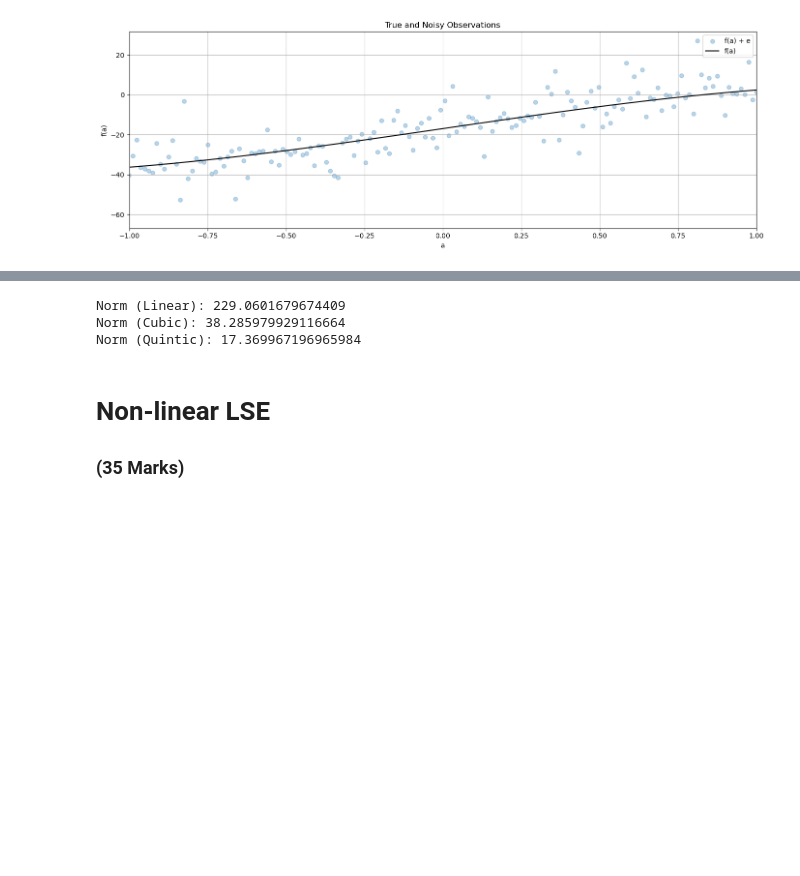
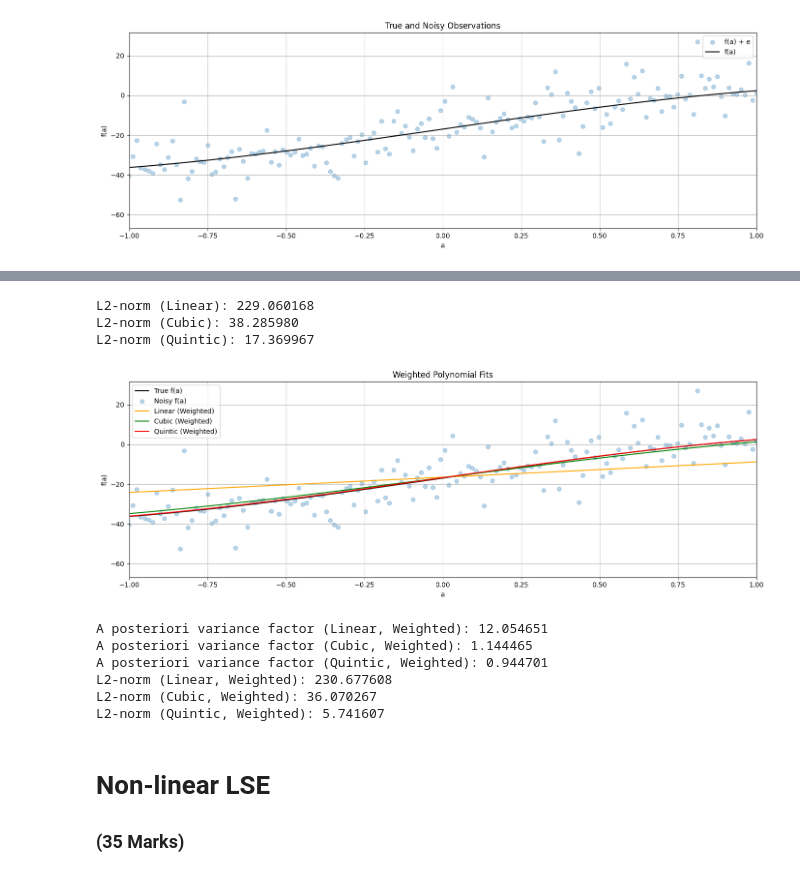
Before and after one commit to ericakuamoah06/engg680_2024_fall, a Jupyter notebook: Lab_Assignment2/Assignment2.ipynb, the cells around one changed output, grey strips where cells are left out. Cells and saved outputs as stored; diff of their text form; code cells hidden in the pictures; blank space fills up the shorter version.

Commit message:
Final Touches for the Last step in Last part

```diff
--- a/Lab_Assignment2/Assignment2.ipynb
+++ b/Lab_Assignment2/Assignment2.ipynb
@@ -190,17 +191,17 @@ A posteriori variance factor (Quintic): 63.7583446301842
 # compute and print the norm between the predicted observations (output from each polynomial function) and the true observations
 # (3 marks)
 
-norm_uw = np.linalg.norm(l_true - line_uw)
-norm_cu = np.linalg.norm(l_true - cubic_uw)
-norm_qu = np.linalg.norm(l_true - quintic_uw)
+norm_linear = np.linalg.norm(line_uw - l_true)
+norm_cubic = np.linalg.norm(cubic_uw - l_true)
+norm_quintic = np.linalg.norm(quintic_uw - l_true)
 
-print(f"Norm (Linear): {norm_uw}")
-print(f"Norm (Cubic): {norm_cu}")
-print(f"Norm (Quintic): {norm_qu}")
+print(f"L2-norm (Linear): {norm_linear:.6f}")
+print(f"L2-norm (Cubic): {norm_cubic:.6f}")
+print(f"L2-norm (Quintic): {norm_quintic:.6f}")
 # %% [output]
-Norm (Linear): 229.0601679674409
-Norm (Cubic): 38.285979929116664
-Norm (Quintic): 17.369967196965984
+L2-norm (Linear): 229.060168
+L2-norm (Cubic): 38.285980
+L2-norm (Quintic): 17.369967
 # %%
 # step 11
 # comment on the results of a posterier variance factor and norm, what pattern do you observe
@@ -231,0 +224,50 @@ P = np.diag(1 / l_var)
+# %%
+# step 13
+# repeat the steps 6-10, using the proper P matrix
+# (10 marks)
+
+x1_w, cov_x1_w, apv1_w, v1_w = fit_polynomial_curve(a, l, P, 1)
+x3_w, cov_x3_w, apv3_w, v3_w = fit_polynomial_curve(a, l, P, 3)
+x5_w, cov_x5_w, apv5_w, v5_w = fit_polynomial_curve(a, l, P, 5)
+
+line_w = np.polyval(x1_w[::-1], a)
+cubic_w = np.polyval(x3_w[::-1], a)
+quintic_w = np.polyval(x5_w[::-1], a)
+
+fig, ax = plt.subplots(nrows=1, ncols=1, figsize=(14, 5))
+
+ax.plot(a, l_true, 'k', label='True f(a)')
+ax.scatter(a, l, color='tab:blue', marker='o', alpha=0.3, label='Noisy f(a)')
+ax.plot(a, line_w, 'orange', label='Linear (Weighted)')
+ax.plot(a, cubic_w, 'green', label='Cubic (Weighted)')
+ax.plot(a, quintic_w, 'red', label='Quintic (Weighted)')
+
+ax.set_xlabel('a')
+ax.set_ylabel('f(a)')
+ax.set_title('Weighted Polynomial Fits')
+ax.legend()
+ax.grid(True, which='both', ls='-', color='0.65')
+ax.set_xlim(-1, 1)
+
+fig.tight_layout()
+plt.show()
+
+print(f"A posteriori variance factor (Linear, Weighted): {apv1_w:.6f}")
+print(f"A posteriori variance factor (Cubic, Weighted): {apv3_w:.6f}")
+print(f"A posteriori variance factor (Quintic, Weighted): {apv5_w:.6f}")
+
+norm_linear_w = np.linalg.norm(line_w - l_true)
+norm_cubic_w = np.linalg.norm(cubic_w - l_true)
+norm_quintic_w = np.linalg.norm(quintic_w - l_true)
+
+print(f"L2-norm (Linear, Weighted): {norm_linear_w:.6f}")
+print(f"L2-norm (Cubic, Weighted): {norm_cubic_w:.6f}")
+print(f"L2-norm (Quintic, Weighted): {norm_quintic_w:.6f}")
+# %% [output]
+[figure, added]
+A posteriori variance factor (Linear, Weighted): 12.054651
+A posteriori variance factor (Cubic, Weighted): 1.144465
+A posteriori variance factor (Quintic, Weighted): 0.944701
+L2-norm (Linear, Weighted): 230.677608
+L2-norm (Cubic, Weighted): 36.070267
+L2-norm (Quintic, Weighted): 5.741607
```
Also changed, not shown: parts of 29 cells of this notebook.
